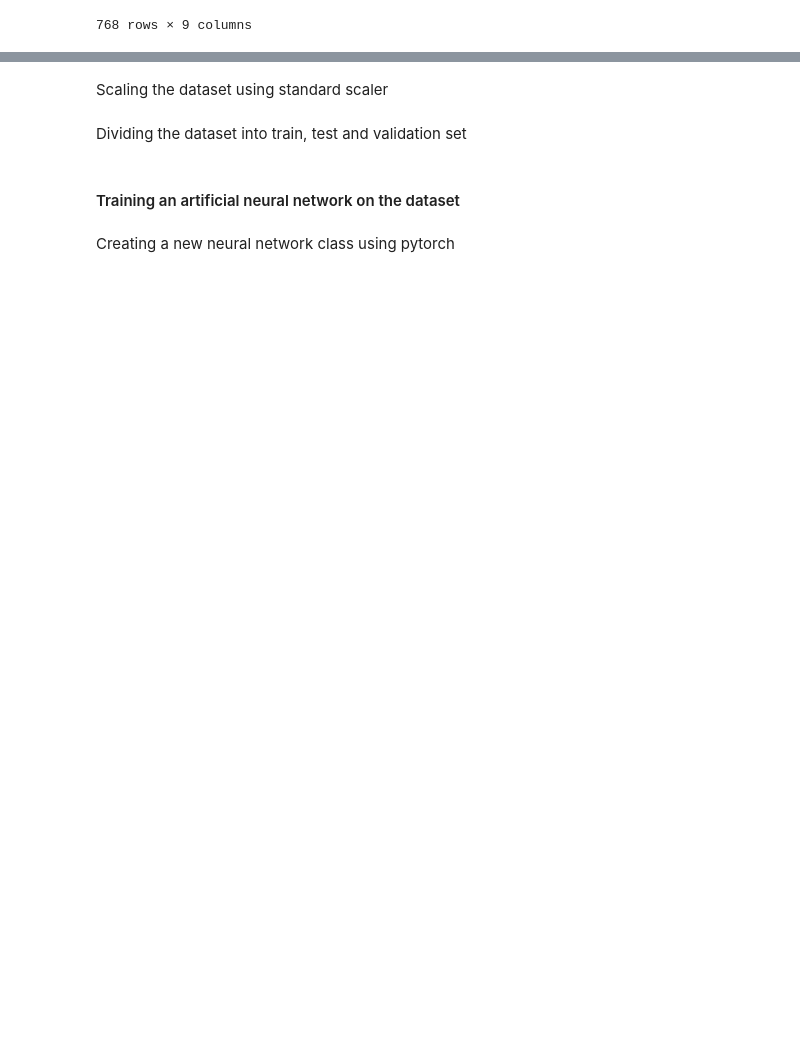
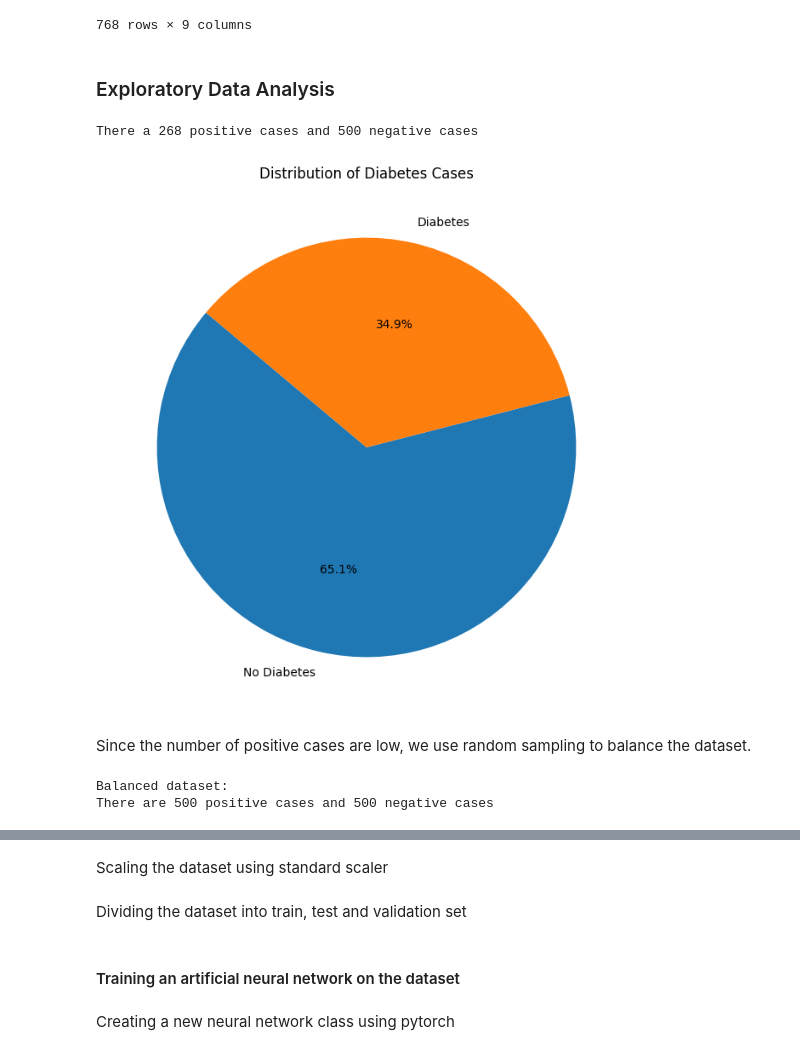
Before and after one commit to Hr15h1/Mini-Project-SemII, a Jupyter notebook: notebook_01.ipynb, the cells around one changed output, grey strips where cells are left out. Saved outputs shown, nothing was run; the diff lists cells and outputs as text; code cells hidden in the pictures; blank space fills up the shorter version.

```diff
--- a/notebook_01.ipynb
+++ b/notebook_01.ipynb
@@ -35,3 +34,16 @@ pima
 | 766 | 1 | 126 | 60 | 0 | 0 | 30.1 | 0.349 | 47 | ... |
 | 767 | 1 | 93 | 70 | 31 | 0 | 30.4 | 0.315 | 23 | ... |
 768 rows × 9 columns
+# %% [markdown]
+### Exploratory Data Analysis
+# %%
+print(f"There a {pima[pima["Outcome"] == 1].shape[0]} positive cases and {pima[pima["Outcome"] == 0].shape[0]} negative cases")
+# %% [output]
+There a 268 positive cases and 500 negative cases
+# %%
+plt.figure(figsize=(12, 8))
+plt.pie(pima["Outcome"].value_counts(), labels=["No Diabetes", "Diabetes"], autopct="%1.1f%%", startangle=140)
+plt.title("Distribution of Diabetes Cases")
+plt.show()
+# %% [output]
+[figure, added]
@@ -37,0 +53,2 @@ pima
+# %% [markdown]
+Since the number of positive cases are low, we use random sampling to balance the dataset.
@@ -37,0 +59,6 @@ pima
+# %%
+print("Balanced dataset:")
+print(f"There are {pima_X[pima_y == 1].shape[0]} positive cases and {pima_X[pima_y == 0].shape[0]} negative cases")
+# %% [output]
+Balanced dataset:
+There are 500 positive cases and 500 negative cases
```
Also changed, not shown: parts of 32 cells of this notebook.
